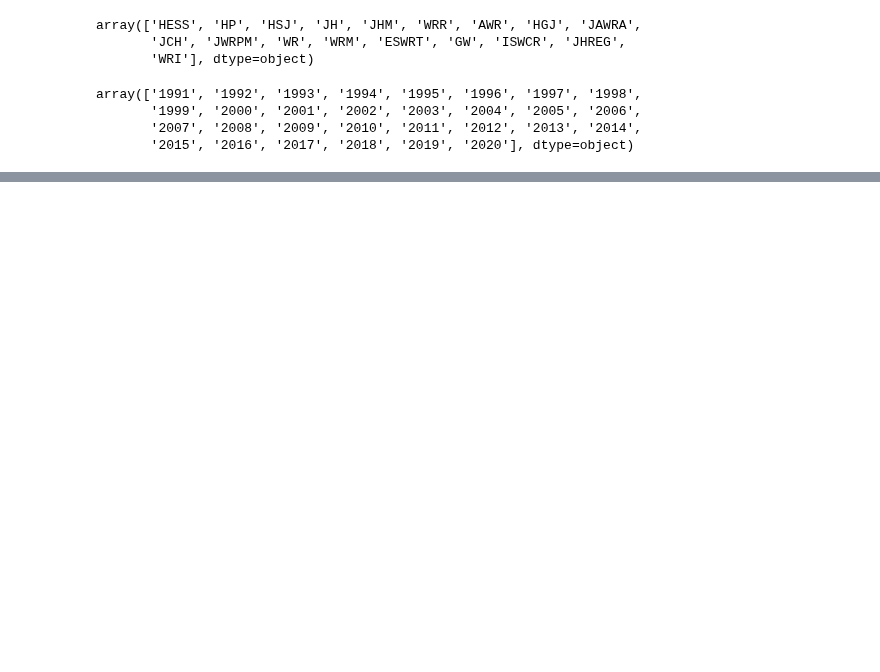
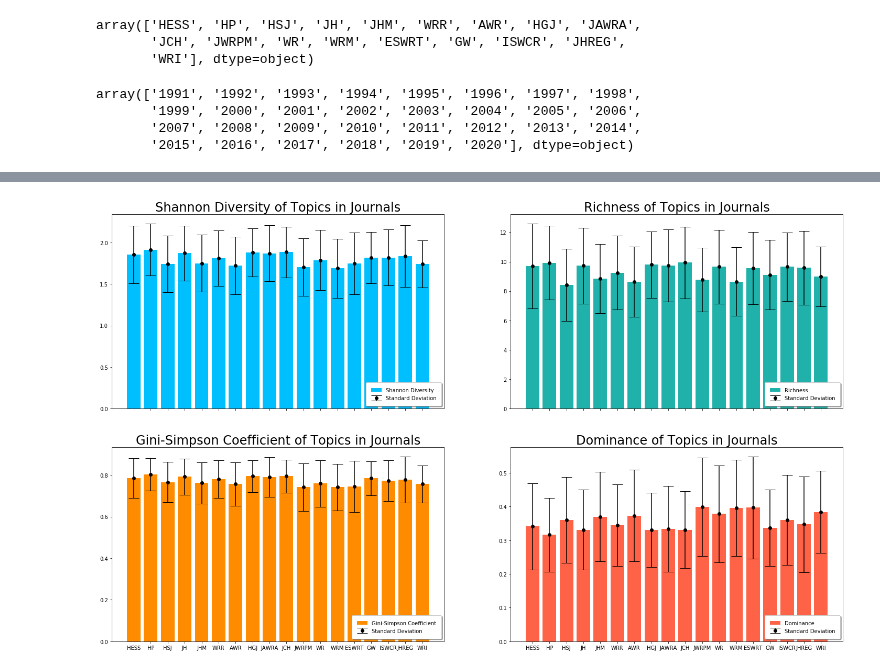
Before and after one commit to mashrekur/topic_modeling_hydrology, a Jupyter notebook: diversity_analysis.ipynb, the cells around one changed output, grey strips where cells are left out. Cells and saved outputs as stored; diff of their text form; code cells hidden in the pictures; blank space fills up the shorter version.

```diff
--- a/diversity_analysis.ipynb
+++ b/diversity_analysis.ipynb
@@ -446,0 +416,64 @@ plt.savefig('figures/diversity_bar_chart.png')
+# %%
+#diversities journal-wise
+
+shannon_diversity_journal_mean = []
+gini_diversity_journal_mean = []
+dominance_journal_mean = []
+richness_journal_mean = []
+
+shannon_diversity_journal_std = []
+gini_diversity_journal_std = []
+dominance_journal_std = []
+richness_journal_std = []
+
+for j, journal in enumerate(journals):
+    topic_distributions_journal = topic_distributions[corpus_df['Journal'] == journal,:]
+
+    shannon_diversity[journal] = ep.diversity(topic_distributions_journal, method = 'shannon', breakNA=False, num_equiv=False)
+    gini_diversity[journal] = ep.diversity(topic_distributions_journal, method = 'gini-simpson', breakNA=False, num_equiv=False)
+    dominance[journal] = ep.diversity(topic_distributions_journal, method = 'dominance', breakNA=False, num_equiv=False)
+    richness[journal] = ep.diversity(topic_distributions_journal, method = 'spRich', breakNA=False, num_equiv=False)
+
+
+    shannon_diversity_journal_mean.append(np.mean(shannon_diversity[journal]))
+    gini_diversity_journal_mean.append(np.mean(gini_diversity[journal]))
+    dominance_journal_mean.append(np.mean(dominance[journal]))
+    richness_journal_mean.append(np.mean(richness[journal]))
+
+    shannon_diversity_journal_std.append(np.std(shannon_diversity[journal]))
+    gini_diversity_journal_std.append(np.std(gini_diversity[journal]))
+    dominance_journal_std.append(np.std(dominance[journal]))
+    richness_journal_std.append(np.std(richness[journal]))
+
+
+
+
+#plotting bar graphs
+fig, axs = plt.subplots(2,2,figsize=(25,15),sharex=True,sharey = False)
+fig.add_gridspec(1,4)
+
+axs[0, 0].bar(journals, shannon_diversity_journal_mean, color = 'deepskyblue', label = 'Shannon Diversity', linewidth = 5)
+axs[0, 0].errorbar(journals,shannon_diversity_journal_mean, shannon_diversity_journal_std, color='black',marker ='o',fmt='o', label = 'Standard Deviation',capsize=10)
+axs[0, 0].set_title('Shannon Diversity of Topics in Journals',size=24)
+
+axs[0, 1].bar(journals, richness_journal_mean, color = 'lightseagreen', label = 'Richness', linewidth = 5)
+axs[0, 1].errorbar(journals, richness_journal_mean, richness_journal_std, color='black',marker ='o',fmt='o', label = 'Standard Deviation',capsize=10)
+axs[0, 1].set_title('Richness of Topics in Journals',size=24)
+
+axs[1, 0].bar(journals, gini_diversity_journal_mean, color = 'darkorange', label = 'Gini-Simpson Coefficient', linewidth = 5)
+axs[1, 0].errorbar(journals, gini_diversity_journal_mean, gini_diversity_journal_std, color='black',marker ='o',fmt='o', label = 'Standard Deviation',capsize=10)
+axs[1, 0].set_title('Gini-Simpson Coefficient of Topics in Journals',size=24)
+
+axs[1, 1].bar(journals, dominance_journal_mean, color = 'tomato', label = 'Dominance', linewidth = 5)
+axs[1, 1].errorbar(journals, dominance_journal_mean, dominance_journal_std, color='black',marker ='o',fmt='o', label = 'Standard Deviation',capsize=10)
+axs[1, 1].set_title('Dominance of Topics in Journals',size=24)
+
+axs[0,0].legend(loc='lower right', fancybox=True, framealpha=1, shadow=True, borderpad=1)
+axs[0,1].legend(loc='lower right', fancybox=True, framealpha=1, shadow=True, borderpad=1)
+axs[1,0].legend(loc='lower right', fancybox=True, framealpha=1, shadow=True, borderpad=1)
+axs[1,1].legend(loc='lower right', fancybox=True, framealpha=1, shadow=True, borderpad=1)
+
+
+plt.savefig('figures/diversity_journal_bar_chart.png')
+# %% [output]
+[figure, added]
```
Also changed, not shown: parts of 13 cells of this notebook, 6 other files.
